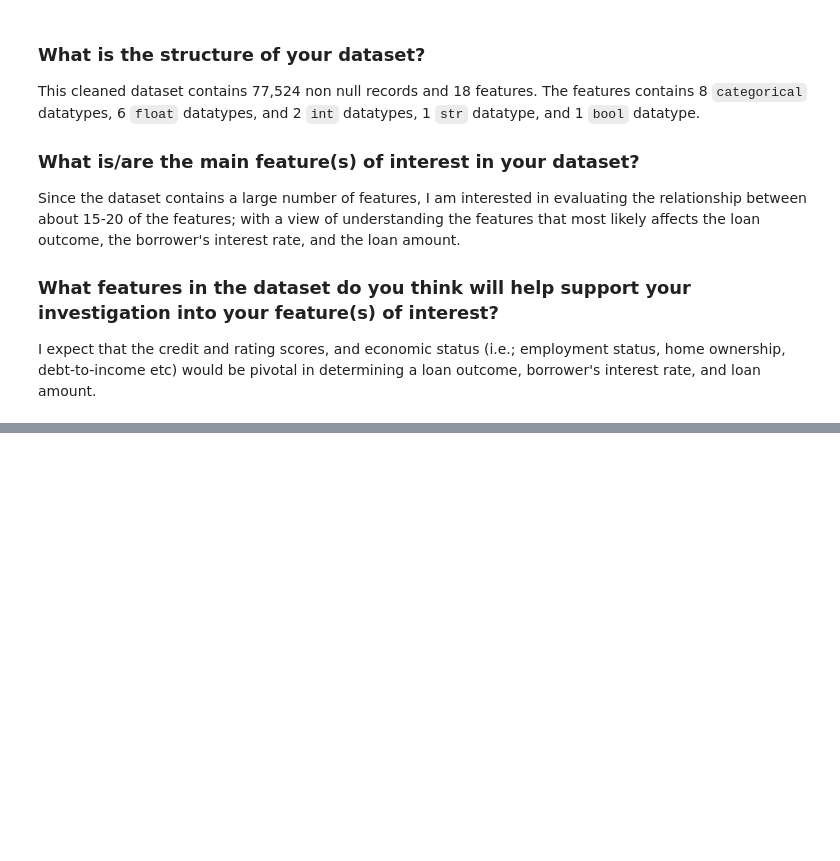
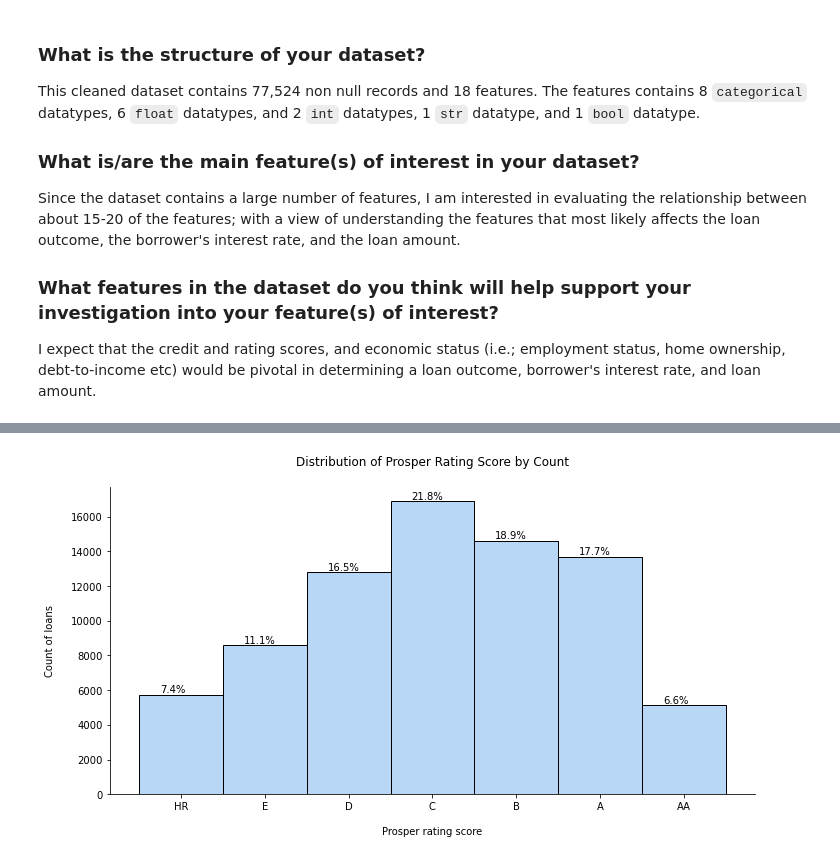
Before and after one commit to ArthurEzenwanne/visualize-communicate-project, a Jupyter notebook: Part_I_exploration.ipynb, the cells around one changed output, grey strips where cells are left out. Saved outputs shown, nothing was run; the diff lists cells and outputs as text; code cells hidden in the pictures; blank space fills up the shorter version.

```diff
--- a/Part_I_exploration.ipynb
+++ b/Part_I_exploration.ipynb
@@ -349,0 +439,30 @@ I expect that the credit and rating scores, and economic status (i.e.; employmen
+# %%
+# plot a chart to look at credit score range using the proportion of occurance
+# get the proportions
+n_loan_status = df_clean.ProsperRating.value_counts().sum()
+type_counts = df_clean.ProsperRating.value_counts()
+max_loan_status = type_counts[0] / n_loan_status
+
+# plot the chart
+sb.displot(df_clean.ProsperRating, color=palette_base[0], height=5, aspect=2)
+
+ordered_cat = ['HR', 'E', 'D', 'C', 'B', 'A', 'AA']
+counter = 0
+
+# write the text on each bar
+for var in ordered_cat:
+    count = type_counts[var]
+    # convert count into a str percentage
+    pct_str = '{:0.1f}%'.format(100*count/n_loan_status)
+    # print the value on the bar
+    plt.text(counter-0.25, count+100, pct_str, va='baseline')
+    counter = counter + 1                                  # helps in writing the texts on the x-asis
+
+#
+plt.xlabel('\nProsper rating score')
+plt.ylabel('Count of loans\n')
+plt.title('Distribution of Prosper Rating Score by Count\n')
+
+plt.show();
+# %% [output]
+[figure, added]
```
Also changed, not shown: parts of 29 cells of this notebook.
